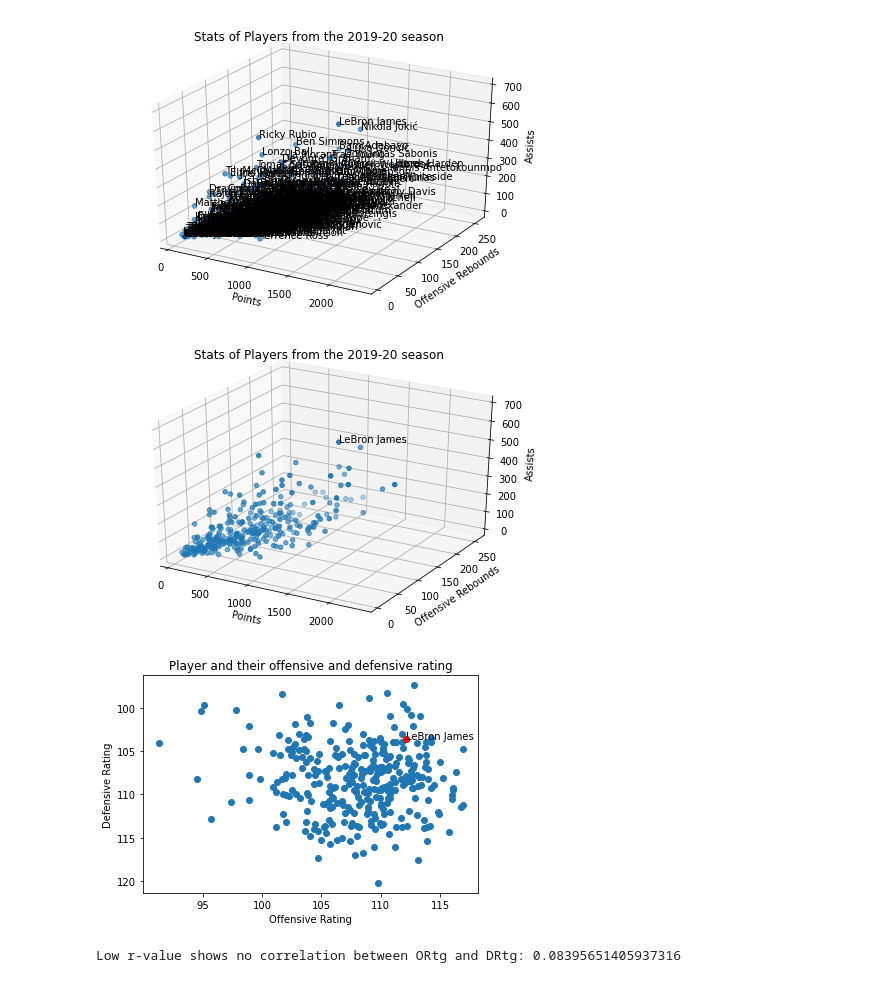
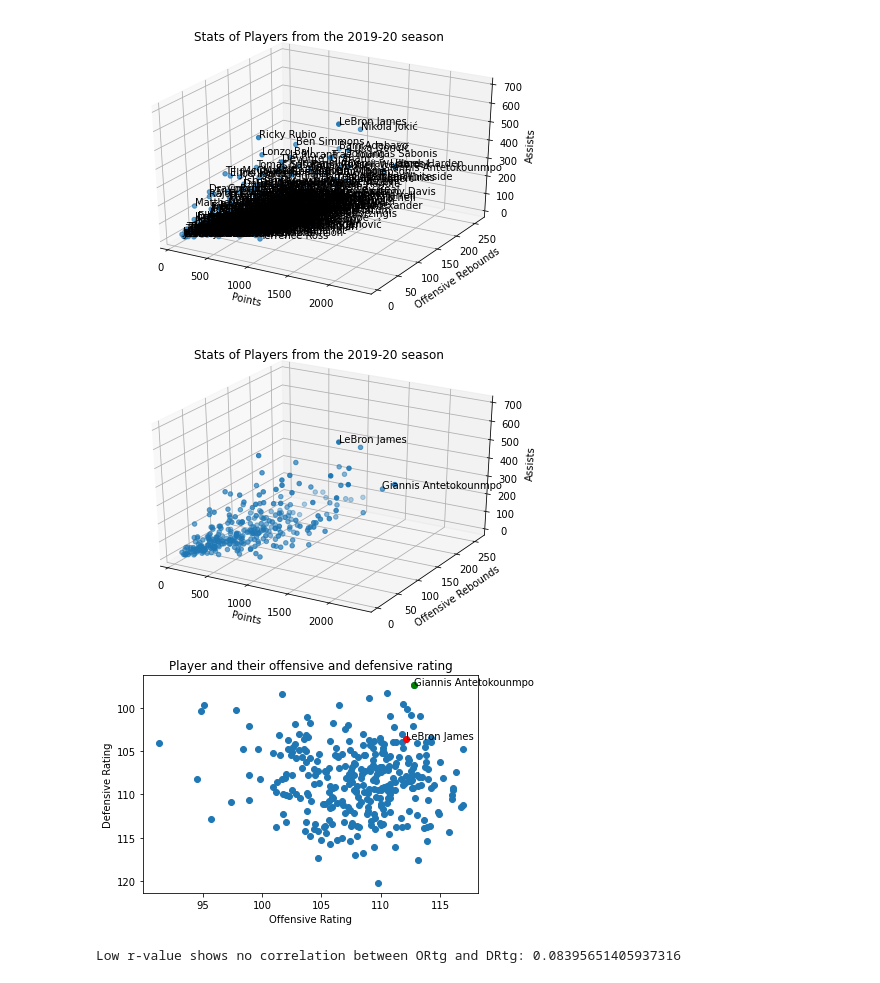
Before and after one commit to fahad-shaik/NBAOffensiveDefensive, a Jupyter notebook: code/main.ipynb, the cells around one changed output. Cells and saved outputs as stored; diff of their text form; code cells hidden in the pictures.

```diff
--- a/code/main.ipynb
+++ b/code/main.ipynb
@@ -422,31 +426,36 @@ ax.set_title("Stats of Players from the 2019-20 season")
 for X,Y,Z,name in zip(X,Y,Z,df_player["Player"]):
     if name == 'LeBron James':
         ax.text(X,Y,Z,name)
+    if name == 'Giannis Antetokounmpo':
+        ax.text(X,Y,Z,name)
 
 plt.show()
 # %% [output]
-[figure, old version]
+[figure, new version]
 # %%
 # graph of player and their offensive and defensive rating
 X = [x for x in df_player["ORtg"]]
 Y = [x for x in df_player["DRtg"]]
 
 fig = plt.figure()
 
 plt.scatter(X, Y)
 plt.gca().invert_yaxis()
 plt.xlabel("Offensive Rating")
 plt.ylabel("Defensive Rating")
 plt.title("Player and their offensive and defensive rating")
 
 for X,Y,name in zip(X,Y,df_player["Player"]):
     if name == 'LeBron James':
         plt.annotate(name, (X, Y))
         plt.scatter(X, Y, color="red")
+    if name == 'Giannis Antetokounmpo':
+        plt.annotate(name, (X, Y))
+        plt.scatter(X, Y, color="green")
 
 plt.show()
 # %% [output]
-[figure, old version]
+[figure, new version]
 # %%
 import scipy as sp
 # %%
```
Also changed, not shown: parts of 19 cells of this notebook, 3 other files.
